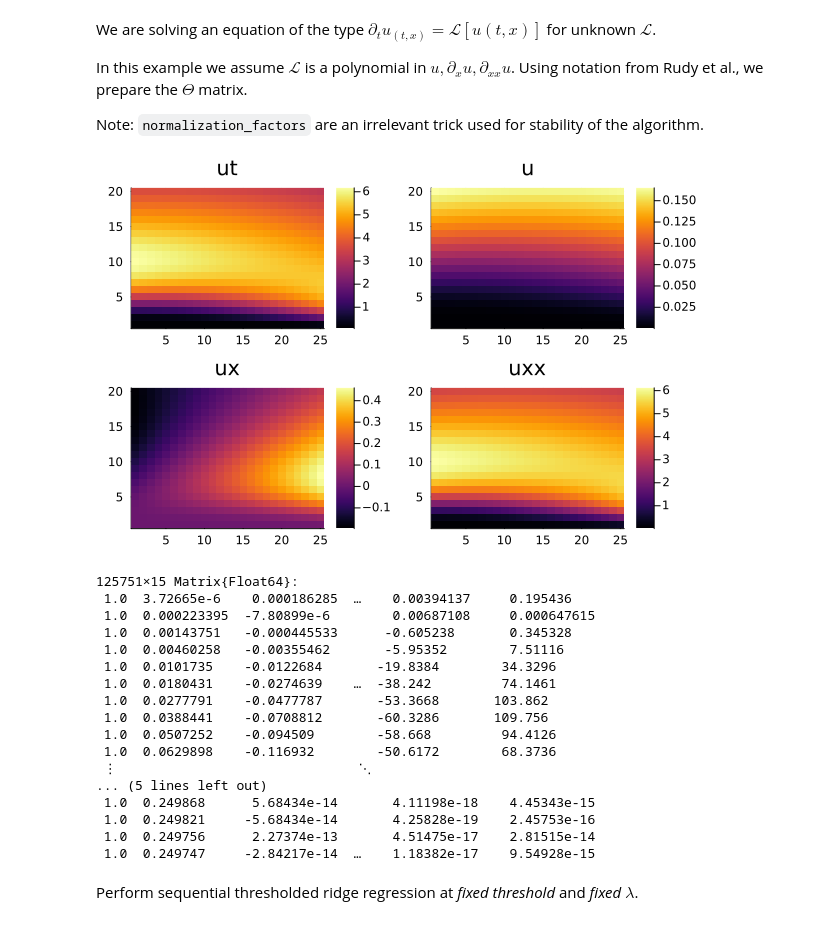
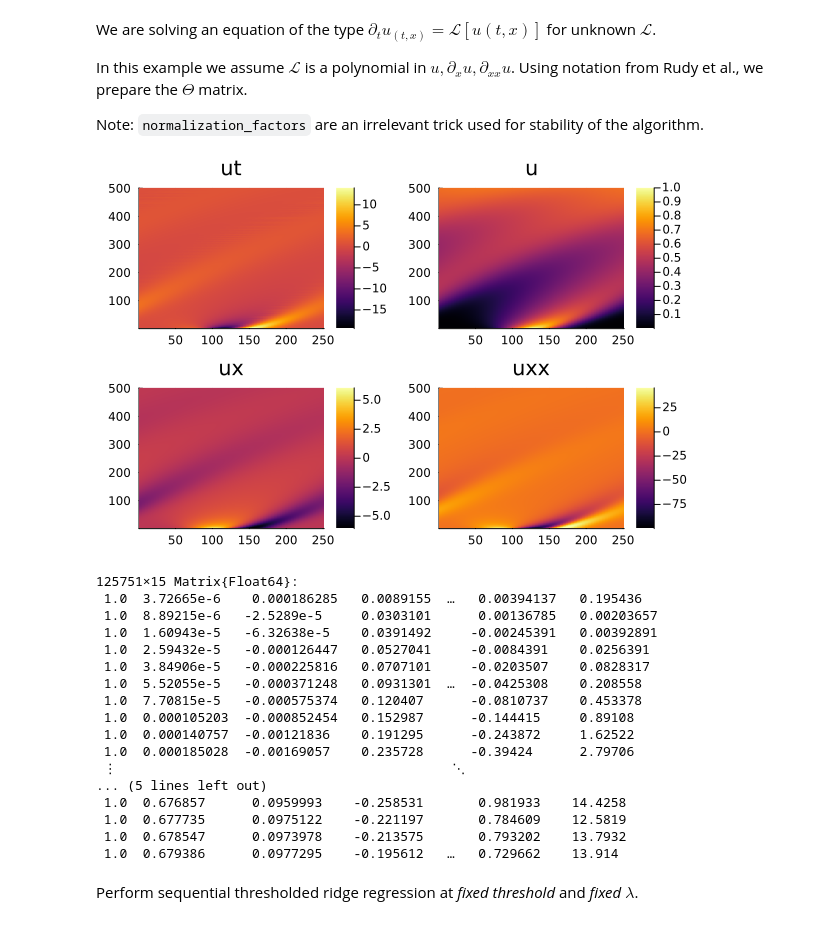
Before and after one commit to dknatan/PDEfind.jl, a Jupyter notebook: src/nb_test.ipynb, the cells around one changed output. Drawn from its saved outputs; the diff is of its cells as text; code cells hidden in the pictures.

```diff
--- a/src/nb_test.ipynb
+++ b/src/nb_test.ipynb
@@ -296,0 +444,35 @@ PDESolution:
+# %%
+# prepare mock data - copied from https://docs.sciml.ai/MethodOfLines/dev/tutorials/heat/
+using OrdinaryDiffEq, ModelingToolkit, MethodOfLines, DomainSets
+
+# Parameters, variables, and derivatives
+@parameters t x
+@variables u(..)
+Dt = Differential(t)
+Dx = Differential(x)
+Dxx = Differential(x)^2
+Dxxx = Differential(x)^3
+
+# 1D PDE and boundary conditions
+eq  = Dt(u(t, x)) ~ u(t,x) - 3 * u(t,x) * Dx(u(t, x)) + 0.1 * Dxx(u(t,x)) - 0.4 * Dx(u(t,x))
+bcs = [u(0, x) ~ (exp(- (x-0.5)^2 / (2 * 0.1^2))),
+        u(t, 0) ~ u(t, 1)
+        ]
+
+# Space and time domains
+domains = [t ∈ Interval(0.0, 1.0),
+           x ∈ Interval(0.0, 1.0)]
+
+# PDE system
+@named pdesys = PDESystem(eq, bcs, domains, [t, x], [u(t, x)])
+
+# Method of lines discretization
+dx = 0.002
+order = 2 # not used
+discretization = MOLFiniteDifference([x => dx], t)
+
+# Convert the PDE problem into an ODE problem
+prob = discretize(pdesys, discretization)
+
+# Solve ODE problem
+sol = solve(prob, Tsit5(), saveat=0.001)
@@ -319,27 +522,27 @@ Note: `normalization_factors` are an irrelevant trick used for stability of the
 # %%
 # prepare LHS
 # make finite difference operator
 ∂t = TimeDerivative(g, order=4) # takes BC and order as arguments
 dt_data_array = ∂t(data_array)
 dt_data_array_flat = reshape(dt_data_array, g.N)
 
 # prepare RHS
 # construct relevant variables from highest order spatial derivative to consider
 ∂x = XDerivative(g; order=4, boundary_condition="neumann") # takes BC and order as arguments
 max_derivative_degree = 3
 variables_matrix = GetVariablesMatrix(max_derivative_degree, data_array, g, ∂x)
 
 # check accuracy of numerical derivatives
 using Plots
-# a,b = 1:size(data_array, 1),1:size(data_array, 2)
-a,b = 1:20,1:25
+a,b = 1:size(data_array, 1),1:size(data_array, 2)
+# a,b = 1:20,1:25
 p1 = heatmap(reshape(dt_data_array_flat ,(g.nt,g.nx))[a,b], title="ut")
 p2 = heatmap(reshape(variables_matrix[1],(g.nt,g.nx))[a,b], title="u")
 p3 = heatmap(reshape(variables_matrix[2],(g.nt,g.nx))[a,b], title="ux")
 p4 = heatmap(reshape(variables_matrix[3],(g.nt,g.nx))[a,b], title="uxx")
 plot(p1, p2, p3, p4, layout = (2,2))
 # %% [output]
-[figure, old version]
+[figure, new version]
 # %%
 # construct basis functions, eg: polynomial basis
 max_poly_degree = 2
@@ -351,22 +554,22 @@ MyBasis = PolynomialBasis(max_poly_degree, n_variables, skip_constant = false)
 # cond_number = norm(Θ,2) * norm(pinv(Θ),2)
 # %% [output]
 125751×15 Matrix{Float64}:
- 1.0  3.72665e-6    0.000186285  …    0.00394137     0.195436
- 1.0  0.000223395  -7.80899e-6        0.00687108     0.000647615
- 1.0  0.00143751   -0.000445533      -0.605238       0.345328
- 1.0  0.00460258   -0.00355462       -5.95352        7.51116
- 1.0  0.0101735    -0.0122684       -19.8384        34.3296
- 1.0  0.0180431    -0.0274639    …  -38.242         74.1461
- 1.0  0.0277791    -0.0477787       -53.3668       103.862
- 1.0  0.0388441    -0.0708812       -60.3286       109.756
- 1.0  0.0507252    -0.094509        -58.668         94.4126
- 1.0  0.0629898    -0.116932        -50.6172        68.3736
- ⋮                               ⋱
+ 1.0  3.72665e-6    0.000186285   0.0089155  …   0.00394137   0.195436
+ 1.0  8.89215e-6   -2.5289e-5     0.0303101      0.00136785   0.00203657
+ 1.0  1.60943e-5   -6.32638e-5    0.0391492     -0.00245391   0.00392891
+ 1.0  2.59432e-5   -0.000126447   0.0527041     -0.0084391    0.0256391
+ 1.0  3.84906e-5   -0.000225816   0.0707101     -0.0203507    0.0828317
+ 1.0  5.52055e-5   -0.000371248   0.0931301  …  -0.0425308    0.208558
+ 1.0  7.70815e-5   -0.000575374   0.120407      -0.0810737    0.453378
+ 1.0  0.000105203  -0.000852454   0.152987      -0.144415     0.89108
+ 1.0  0.000140757  -0.00121836    0.191295      -0.243872     1.62522
+ 1.0  0.000185028  -0.00169057    0.235728      -0.39424      2.79706
+ ⋮                                           ⋱
 ... (5 lines left out)
- 1.0  0.249868      5.68434e-14       4.11198e-18    4.45343e-15
- 1.0  0.249821     -5.68434e-14       4.25828e-19    2.45753e-16
- 1.0  0.249756      2.27374e-13       4.51475e-17    2.81515e-14
- 1.0  0.249747     -2.84217e-14  …    1.18382e-17    9.54928e-15
+ 1.0  0.676857      0.0959993    -0.258531       0.981933    14.4258
+ 1.0  0.677735      0.0975122    -0.221197       0.784609    12.5819
+ 1.0  0.678547      0.0973978    -0.213575       0.793202    13.7932
+ 1.0  0.679386      0.0977295    -0.195612   …   0.729662    13.914
 # %% [markdown]
 Perform sequential thresholded ridge regression at *fixed threshold* and *fixed* $\lambda$.
 # %%
```
Also changed, not shown: parts of 28 cells of this notebook, 1 other file.
